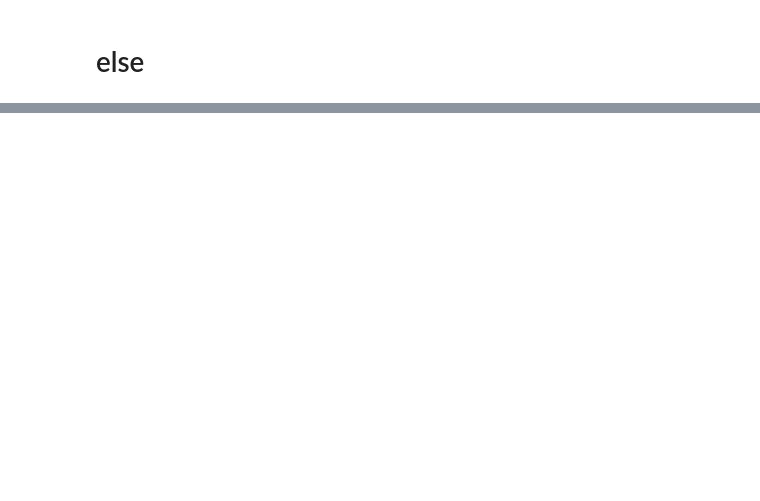
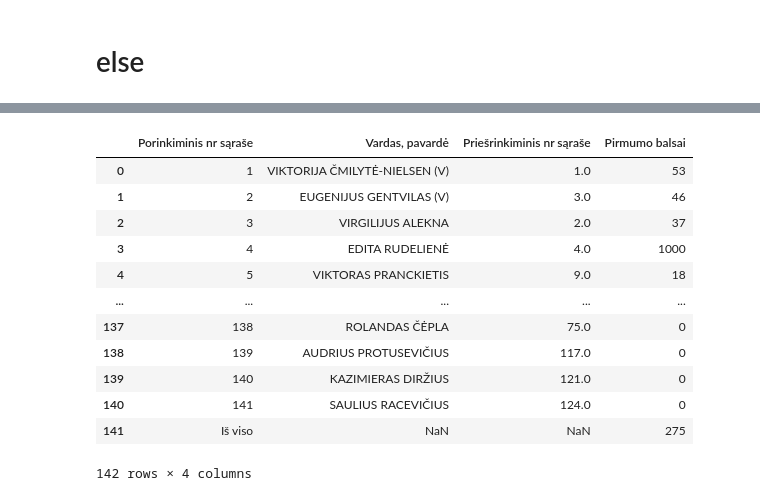
Before and after one commit to Aukstojas/lithuania-election-results, a Jupyter notebook: notebooks/analysis.ipynb, the cells around one changed output, grey strips where cells are left out. Cells and saved outputs as stored; diff of their text form; code cells hidden in the pictures; blank space fills up the shorter version.

```diff
--- a/notebooks/analysis.ipynb
+++ b/notebooks/analysis.ipynb
@@ -25,5 +21,5 @@
 # %% [markdown]
 # else
 # %%
-catalog.load("raw_apylinke_links").
+df = catalog.load("raw_apylinke_links")
 # %% [output]
@@ -32,0 +68,5 @@ catalog.load("raw_apylinke_links").
+# %%
+df.loc[df['Vardas, pavardė'] == 'EDITA RUDELIENĖ', 'Pirmumo balsai'] = 1000
+# %%
+df
+# %% [output]
@@ -32,0 +74,13 @@ catalog.load("raw_apylinke_links").
+|  | Porinkiminis nr sąraše | Vardas, pavardė | Priešrinkiminis nr sąraše | Pirmumo balsai |
+| 0 | 1 | VIKTORIJA ČMILYTĖ-NIELSEN (V) | 1.0 | 53 |
+| 1 | 2 | EUGENIJUS GENTVILAS (V) | 3.0 | 46 |
+| 2 | 3 | VIRGILIJUS ALEKNA | 2.0 | 37 |
+| 3 | 4 | EDITA RUDELIENĖ | 4.0 | 1000 |
+| 4 | 5 | VIKTORAS PRANCKIETIS | 9.0 | 18 |
+| ... | ... | ... | ... | ... |
+| 137 | 138 | ROLANDAS ČĖPLA | 75.0 | 0 |
+| 138 | 139 | AUDRIUS PROTUSEVIČIUS | 117.0 | 0 |
+| 139 | 140 | KAZIMIERAS DIRŽIUS | 121.0 | 0 |
+| 140 | 141 | SAULIUS RACEVIČIUS | 124.0 | 0 |
+| 141 | Iš viso | NaN | NaN | 275 |
+142 rows × 4 columns
```
Also changed, not shown: parts of 9 cells of this notebook, 6 other files.
